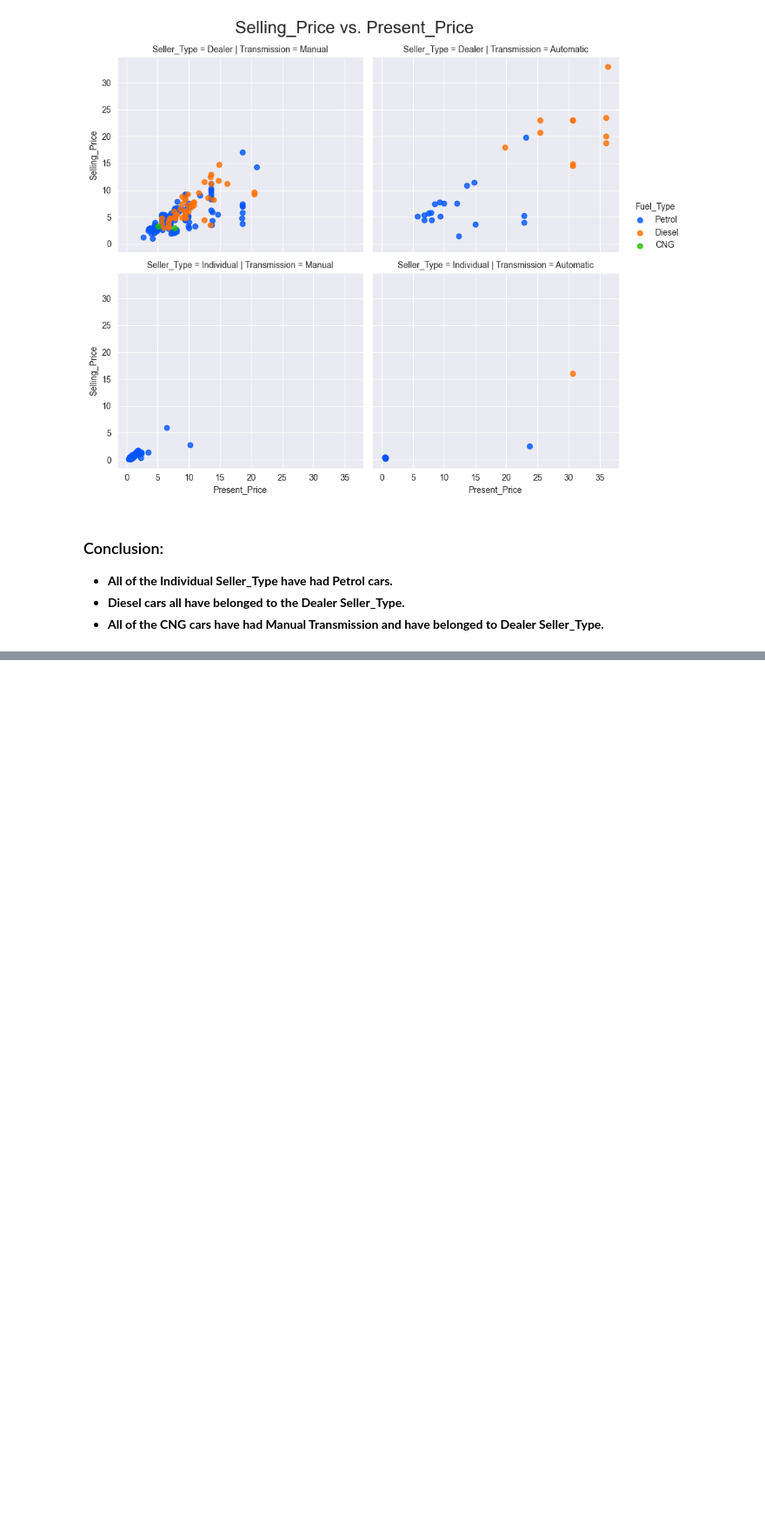
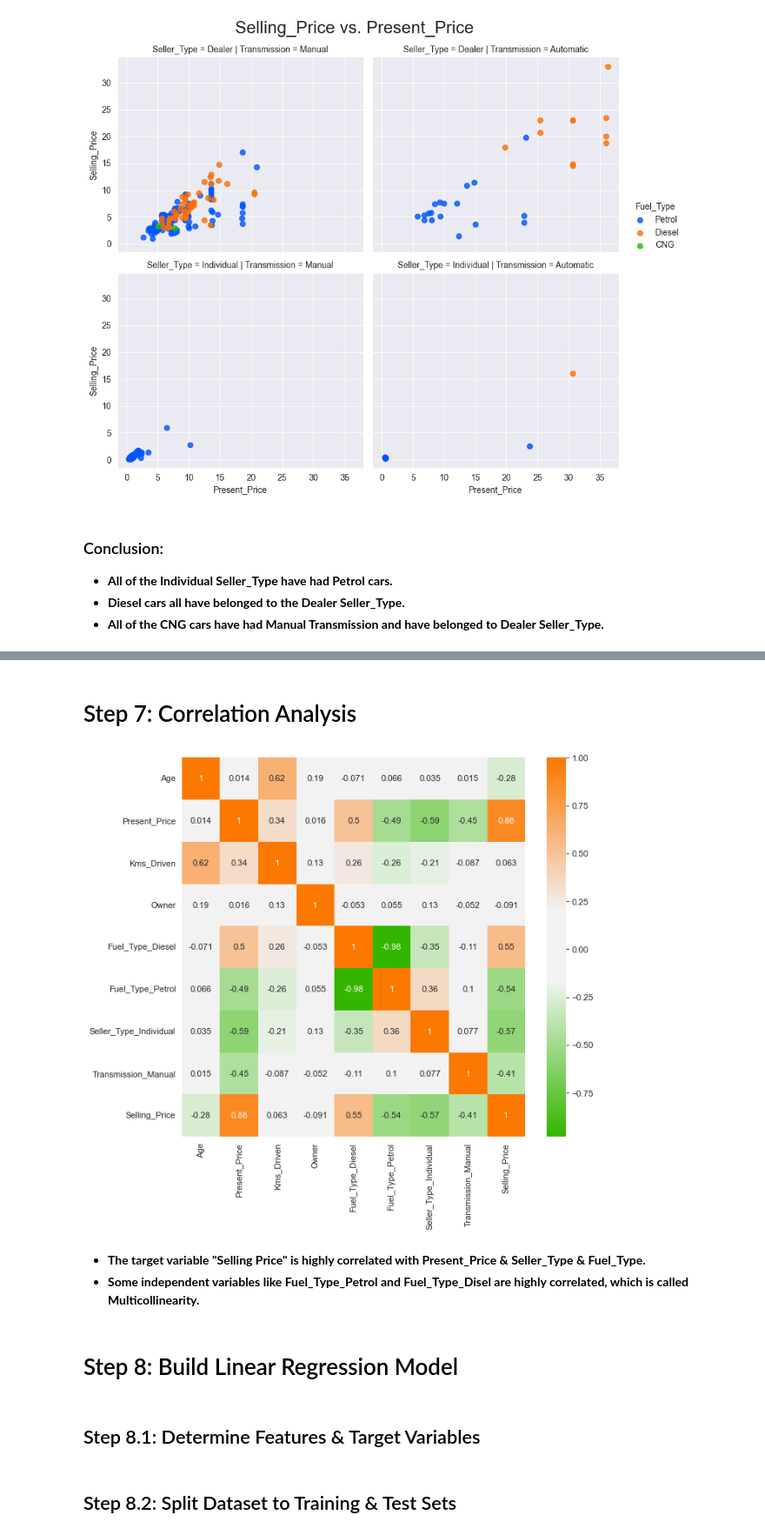
Before and after one commit to Stealeristaken/givenLectures, a Jupyter notebook: Polynomial Regression.ipynb, the cells around one changed output, grey strips where cells are left out. Shown at 87% size. Cells and saved outputs as stored; diff of their text form; code cells hidden in the pictures; blank space fills up the shorter version.

```diff
--- a/Polynomial Regression.ipynb
+++ b/Polynomial Regression.ipynb
@@ -401,0 +405,5 @@ plt.show()
+# %%
+CatCols = ['Fuel_Type', 'Seller_Type', 'Transmission']
+
+df1 = pd.get_dummies(df1, columns=CatCols, drop_first=True)
+df1.head(5)
@@ -401,0 +417,17 @@ plt.show()
+# %% [markdown]
+# Step 7: Correlation Analysis
+# %%
+target = 'Selling_Price'
+cmap = sns.diverging_palette(125, 28, s=100, l=65, sep=50, as_cmap=True)
+fig, ax = plt.subplots(figsize=(9, 8), dpi=80)
+ax = sns.heatmap(pd.concat([df1.drop(target,axis=1), df1[target]],axis=1).corr(), annot=True, cmap=cmap)
+plt.show()
+# %% [output]
+[figure, added]
+# %% [markdown]
+* __The target variable "Selling Price" is highly correlated with Present_Price & Seller_Type & Fuel_Type.__
+* __Some independent variables like Fuel_Type_Petrol and Fuel_Type_Disel are highly correlated, which is called Multicollinearity.__
+# %% [markdown]
+# Step 8: Build Linear Regression Model
+# %% [markdown]
+## Step 8.1: Determine Features & Target Variables
@@ -401,0 +437,2 @@ plt.show()
+# %% [markdown]
+## Step 8.2: Split Dataset to Training & Test Sets
```
Also changed, not shown: parts of 19 cells of this notebook.
